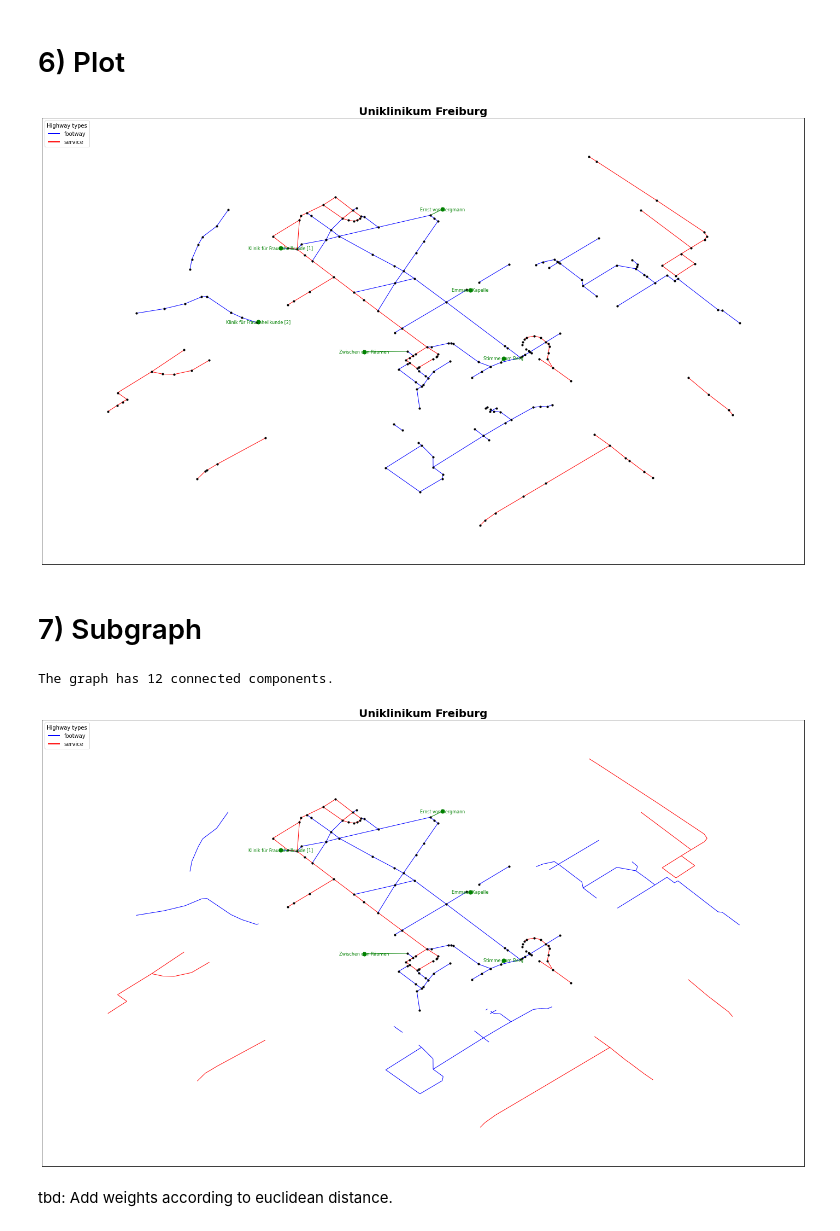
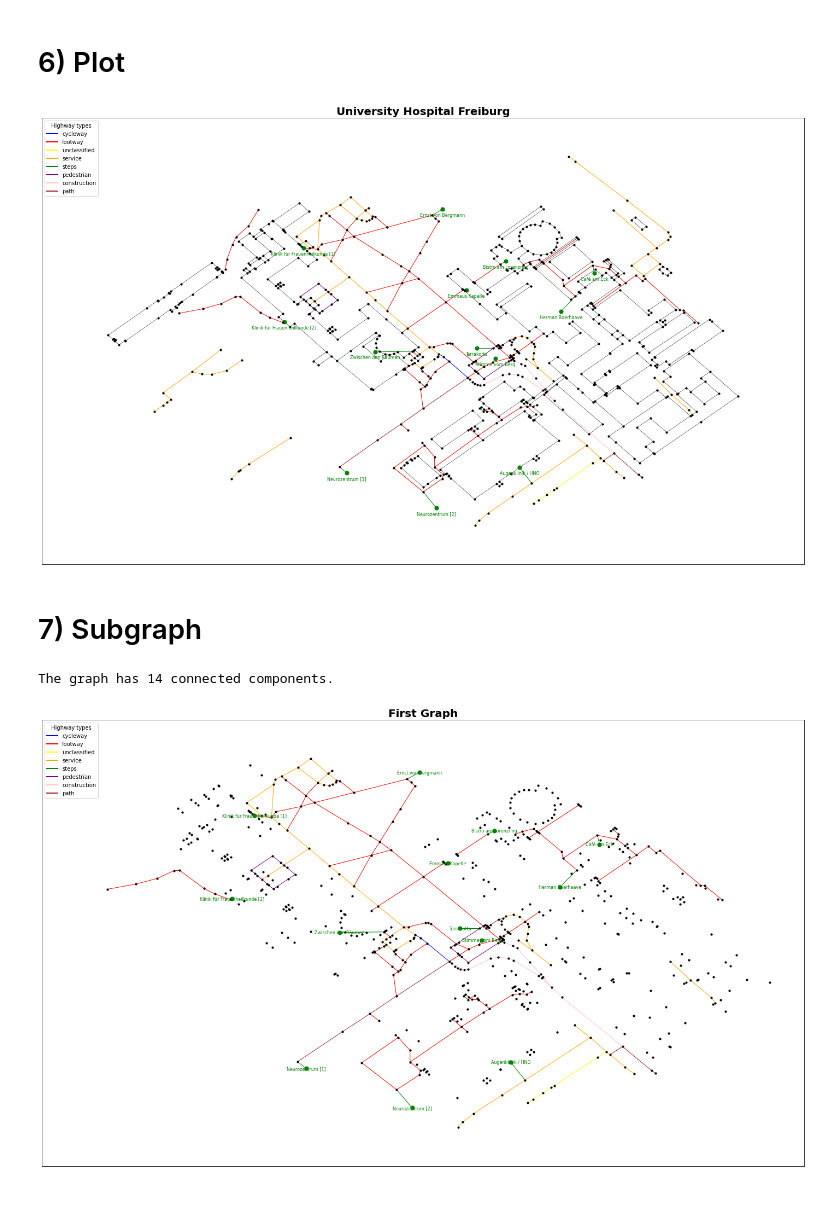
Before and after one commit to Dacian22/Medicar, a Jupyter notebook: Playground_Arved/UH_Freiburg_network.ipynb, the cells around one changed output. Saved outputs shown, nothing was run; the diff lists cells and outputs as text; code cells hidden in the pictures; blank space fills up the shorter version.

Commit message:
add plots

```diff
--- a/Playground_Arved/UH_Freiburg_network.ipynb
+++ b/Playground_Arved/UH_Freiburg_network.ipynb
@@ -107,15 +108,26 @@ The names of the relations are: ['Universitäts-Notfallzentrum (UNZ)', 'Universi
 tbd: create edges out of relations and plot them
 # %% [markdown]
 # 5) Graph
+# %%
+# define necesssary parameters for the graph
+params = {
+    'named_nodes':['Emmaus Kapelle', 'Neurozentrum [1]', 'Augenklinik / HNO',
+                    'Neurozentrum [2]', 'Café am Eck', 'Bistro am Lorenzring',
+                    'Stimme vom Berg', 'Klinik für Frauenheilkunde [1]',
+                    'Klinik für Frauenheilkunde [2]', 'Zwischen den Räumen',
+                    'Terrakotta', 'Herman Boerhaave', 'Ernst von Bergmann'], # default: named_nodes.values()
+    'highways': highways, # default: highways
+    'footprints': True # default: True
+}
 # %%
-# define necesssary parameters for the graph
-params = {
-    'named_nodes': ['Zwischen den Räumen', 'Stimme vom Berg',
-                    'Emmaus Kapelle', 'Klinik für Frauenheilkunde [1]',
-                    'Ernst von Bergmann'], # default: named_nodes.values()
-    'highways': ['footway', 'service'], # default: highways
-    'footprints': False # default: True
-}
+# # define necesssary parameters for the graph
+# params = {
+#     'named_nodes': ['Zwischen den Räumen', 'Stimme vom Berg',
+#                     'Emmaus Kapelle', 'Klinik für Frauenheilkunde [1]',
+#                     'Ernst von Bergmann'], # default: named_nodes.values()
+#     'highways': ['footway', 'service'], # default: highways
+#     'footprints': False # default: True
+# }
 # %%
 # create a graph for the different types of highways
 G_highways = nx.Graph()
@@ -187,13 +199,16 @@ colors = ['blue', 'red', 'yellow', 'orange', 'green', 'purple', 'pink', 'brown']
 
 # plot the graph where all nodes are placed at their geographical position
 pos = {key: (float(value[0]), float(value[1])) for key, value in nds.items()}
+# correct position for the labels
+pos_labels = {key: (float(value[0]), float(value[1]) - 0.00008) for key, value in nds.items()}
 plt.figure(figsize=(25, 15))
 
 # plot only nodes that have a name
 nx.draw_networkx_nodes(G, pos, nodelist=[node for node in G.nodes if nds[node][2] is not None and node in named_nodes],
                        node_color='green', node_size=50)
-# label them
-nx.draw_networkx_labels(G, pos, labels={node: nds[node][2] for node in G.nodes if nds[node][2] is not None and node in named_nodes},
+# label them and set position above node
+nx.draw_networkx_labels(G, pos = pos_labels,
+                        labels={node: nds[node][2] for node in G.nodes if nds[node][2] is not None and node in named_nodes},
                         font_size=8, font_color='green')
 # add all other nodes
 nx.draw_networkx_nodes(G, pos, nodelist=[node for node in G.nodes if nds[node][2] is None],
@@ -208,16 +223,15 @@ if params['highways'] is not None:
 # add edges from named nodes to the closest node on a way
 nx.draw_networkx_edges(G, pos, edgelist=[(node, closest_node[node]) for node in closest_node],
                        edge_color='green', width=1)
-
 # plot the graph
-plt.title('Uniklinikum Freiburg', fontsize=20, fontweight='bold')
+plt.title('University Hospital Freiburg', fontsize=20, fontweight='bold')
 # legend that described colors and highway types
 if params['highways'] is not None:
     plt.legend([plt.Line2D([0], [0], color=colors[i], lw=2) for i in range(len(params['highways']))],
             params['highways'], fontsize=10, title='Highway types', loc='upper left')
 plt.show()
 # %% [output]
-[figure, old version]
+[figure, new version]
 # %% [markdown]
 # 7) Subgraph
 # %%
@@ -226,7 +240,7 @@ connected_components = list(nx.connected_components(G))
 # print the number of connected components
 print('The graph has {} connected components.'.format(len(connected_components)))
 # %% [output]
-The graph has 12 connected components.
+The graph has 14 connected components.
 # %%
 # create a subgraph of the largest connected component
 G_largest = G.subgraph(connected_components[0])
@@ -234,39 +248,37 @@ G_largest = G.subgraph(connected_components[0])
 # define colors for the different highway types
 colors = ['blue', 'red', 'yellow', 'orange', 'green', 'purple', 'pink', 'brown']
 
 # plot the graph where all nodes are placed at their geographical position
 pos = {key: (float(value[0]), float(value[1])) for key, value in nds.items()}
 plt.figure(figsize=(25, 15))
 
 # plot subgraph of the largest connected component
 # plot only nodes that have a name
 nx.draw_networkx_nodes(G_largest, pos, nodelist=[node for node in G_largest.nodes if nds[node][2] is not None and node in named_nodes],
                        node_color='green', node_size=50)
 # label them
 nx.draw_networkx_labels(G_largest, pos, labels={node: nds[node][2] for node in G_largest.nodes if nds[node][2] is not None and node in named_nodes},
                         font_size=8, font_color='green')
-# add all other nodes
+# add all other nodes that are part of the largest connected component
 nx.draw_networkx_nodes(G_largest, pos, nodelist=[node for node in G_largest.nodes if nds[node][2] is None],
                        node_color='black', node_size=10)
-# add edges from the footprints graph
-nx.draw_networkx_edges(G_largest, pos, edgelist=G_footprints.edges, edge_color='black', width=0.5)
-# add edges from the highways graph if they include nodes
+# add edges from the highways graph if they are part of the largest connected component
 if params['highways'] is not None:
     for i, highway_type in enumerate(params['highways']):
-        nx.draw_networkx_edges(G_largest, pos, edgelist=[edge for edge in G_highways.edges if edge_labels_highways[edge] == highway_type],
+        nx.draw_networkx_edges(G_largest, pos, edgelist=[edge for edge in G_highways.edges
+                                                         if edge_labels_highways[edge] == highway_type
+                                                         and edge[0] in G_largest.nodes and edge[1] in G_largest.nodes],
                             edge_color=colors[i], width=1)
 # add edges from named nodes to the closest node on a way
 nx.draw_networkx_edges(G_largest, pos, edgelist=[(node, closest_node[node]) for node in closest_node],
                        edge_color='green', width=1)
 
 # plot the graph
-plt.title('Uniklinikum Freiburg', fontsize=20, fontweight='bold')
+plt.title('First Graph', fontsize=20, fontweight='bold')
 # legend that described colors and highway types
 if params['highways'] is not None:
     plt.legend([plt.Line2D([0], [0], color=colors[i], lw=2) for i in range(len(params['highways']))],
             params['highways'], fontsize=10, title='Highway types', loc='upper left')
 plt.show()
 # %% [output]
-[figure, old version]
+[figure, new version]
-# %% [markdown]
-tbd: Add weights according to euclidean distance.
```
Also changed, not shown: parts of 6 cells of this notebook, 3 other files.
